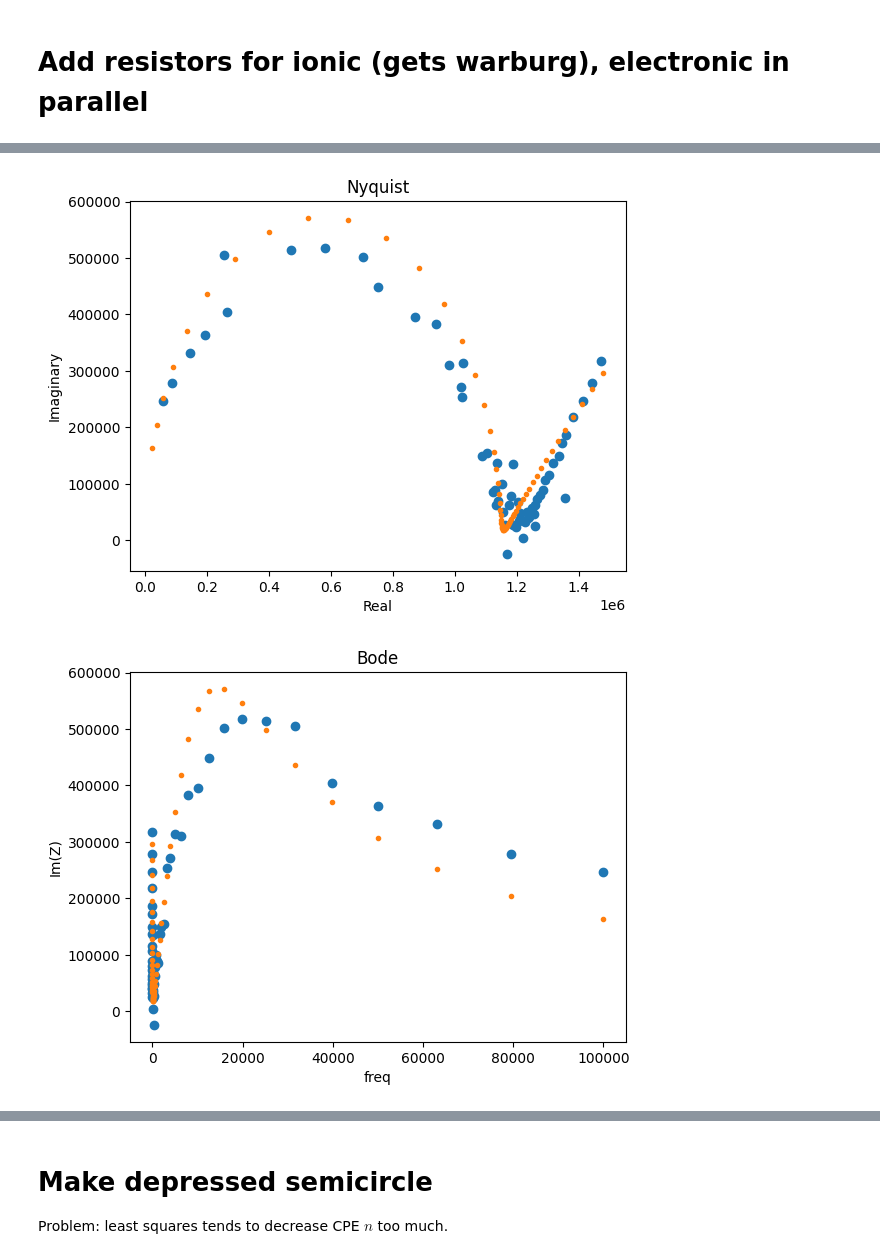
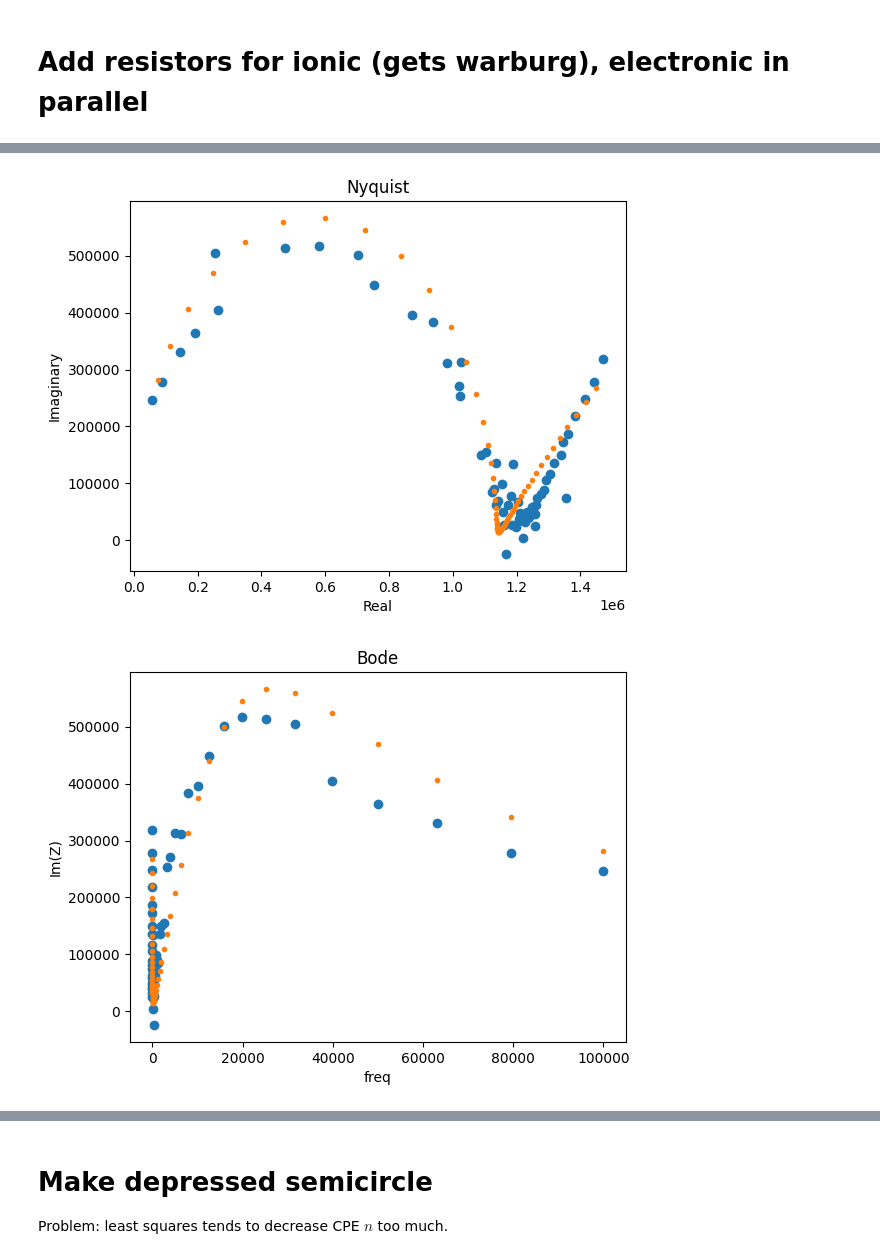
Before and after one commit to beepmo/gator, a Jupyter notebook: data/06-20/litao3_gating.ipynb, the cells around one changed output, grey strips where cells are left out. Drawn from its saved outputs; the diff is of its cells as text; code cells hidden in the pictures.

```diff
--- a/data/06-20/litao3_gating.ipynb
+++ b/data/06-20/litao3_gating.ipynb
@@ -275,27 +296,34 @@ Fit parameters:
 # %%
 freqs, Z = preprocessing.readZPlot('LiTao3_ltoh.z')
 freqs, Z = np.delete(freqs, 28), np.delete(Z, 28) # remove 1 noise point (argmin(Z.imag))
 
 circuit = 'p(p(R0-W0,R1),C0)'
-init = [10**6, 10**5, 10**7, 10**-12]
+init = [10**6, 10**4, 10**9, 10**-12]
 
 circuit = CustomCircuit(circuit, initial_guess=init)
 circuit.fit(freqs, Z)
 Z_fit = circuit.predict(freqs)
 
 plt.plot(Z.real, -Z.imag, 'o')
 plt.plot(Z_fit.real, -Z_fit.imag, '.')
 plt.ylabel('Imaginary')
 plt.xlabel('Real')
 plt.title('Nyquist')
 plt.show()
 
 plt.plot(freqs, -Z.imag, 'o')
 plt.plot(freqs, -Z_fit.imag, '.')
 plt.ylabel('Im(Z)')
 plt.xlabel('freq')
 plt.title('Bode')
 plt.show()
+
+plt.plot(freqs, Z.real, 'o')
+plt.plot(freqs, Z_fit.real, '.')
+plt.ylabel('Re(Z)')
+plt.xlabel('freq')
+plt.title('Bode')
+plt.show()
 # %% [output]
-[figure, old version]
+[figure, new version]
-[figure, old version]
+[figure, new version]
```
Also changed, not shown: parts of 13 cells of this notebook.
